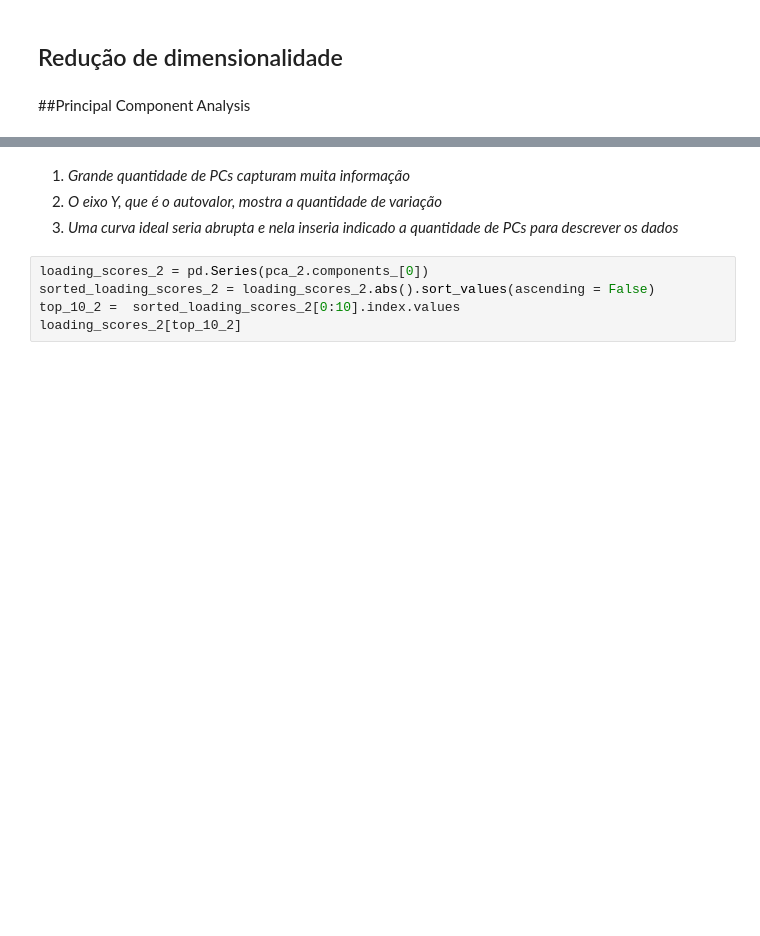
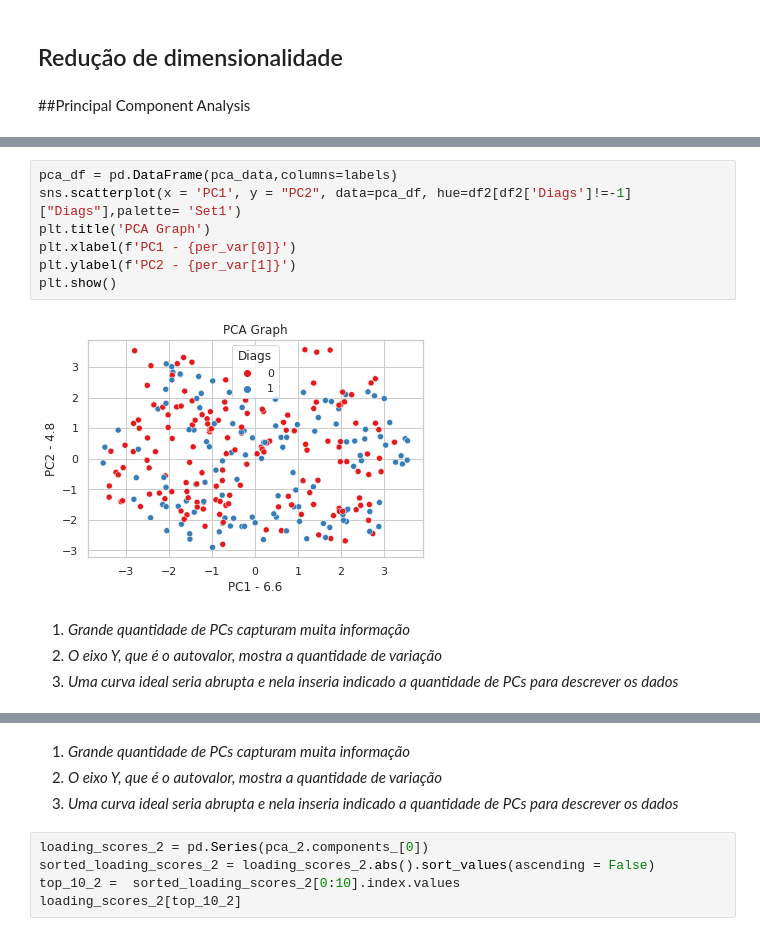
Before and after one commit to julianafalves/ic, a Jupyter notebook: Códigos/Treinamentos/RegressãoLogistica.ipynb, the cells around one changed output, grey strips where cells are left out. Saved outputs shown, nothing was run; the diff lists cells and outputs as text; blank space fills up the shorter version.

```diff
--- a/Códigos/Treinamentos/RegressãoLogistica.ipynb
+++ b/Códigos/Treinamentos/RegressãoLogistica.ipynb
@@ -127,0 +148,13 @@ pca_data_2 = pca_2.transform(df2)
+# %%
+pca_df = pd.DataFrame(pca_data,columns=labels)
+sns.scatterplot(x = 'PC1', y = "PC2", data=pca_df, hue=df2[df2['Diags']!=-1]["Diags"],palette= 'Set1')
+plt.title('PCA Graph')
+plt.xlabel(f'PC1 - {per_var[0]}')
+plt.ylabel(f'PC2 - {per_var[1]}')
+plt.show()
+# %% [output]
+[figure, added]
+# %% [markdown]
+1. *Grande quantidade de PCs capturam muita informação*
+2. *O eixo Y, que é o autovalor, mostra a quantidade de variação*
+3. *Uma curva ideal seria abrupta e nela inseria indicado a quantidade de PCs para descrever os dados*
```
Also changed, not shown: parts of 37 cells of this notebook.
